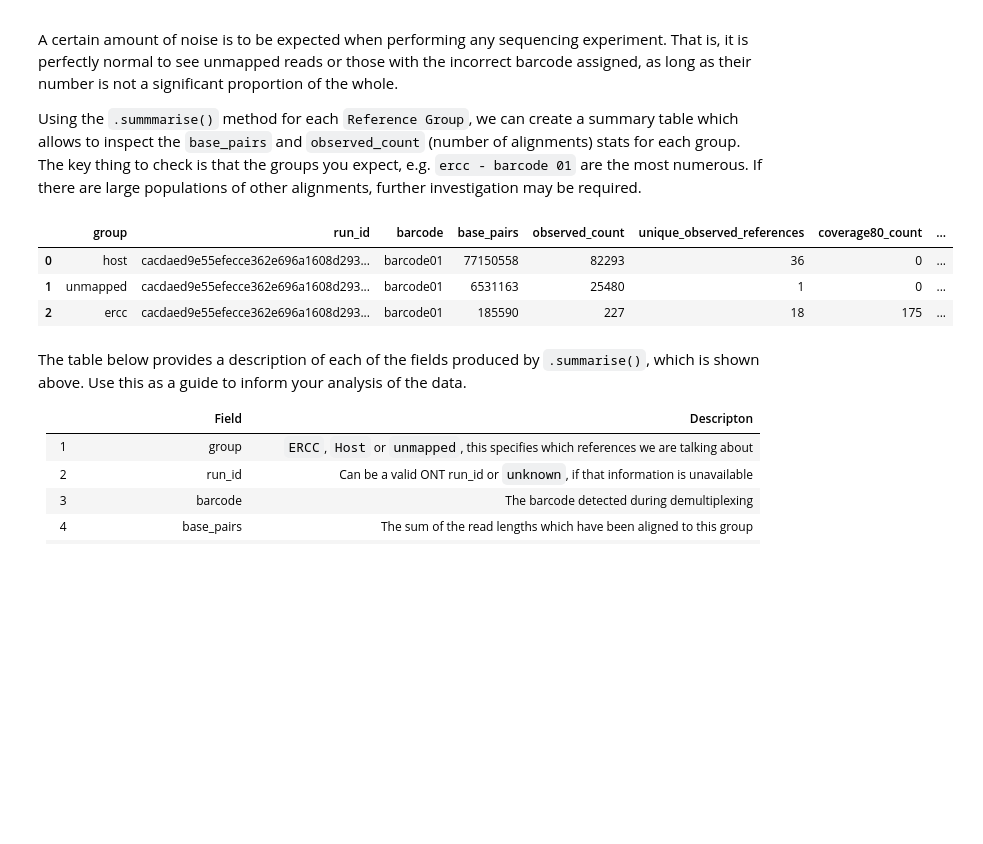
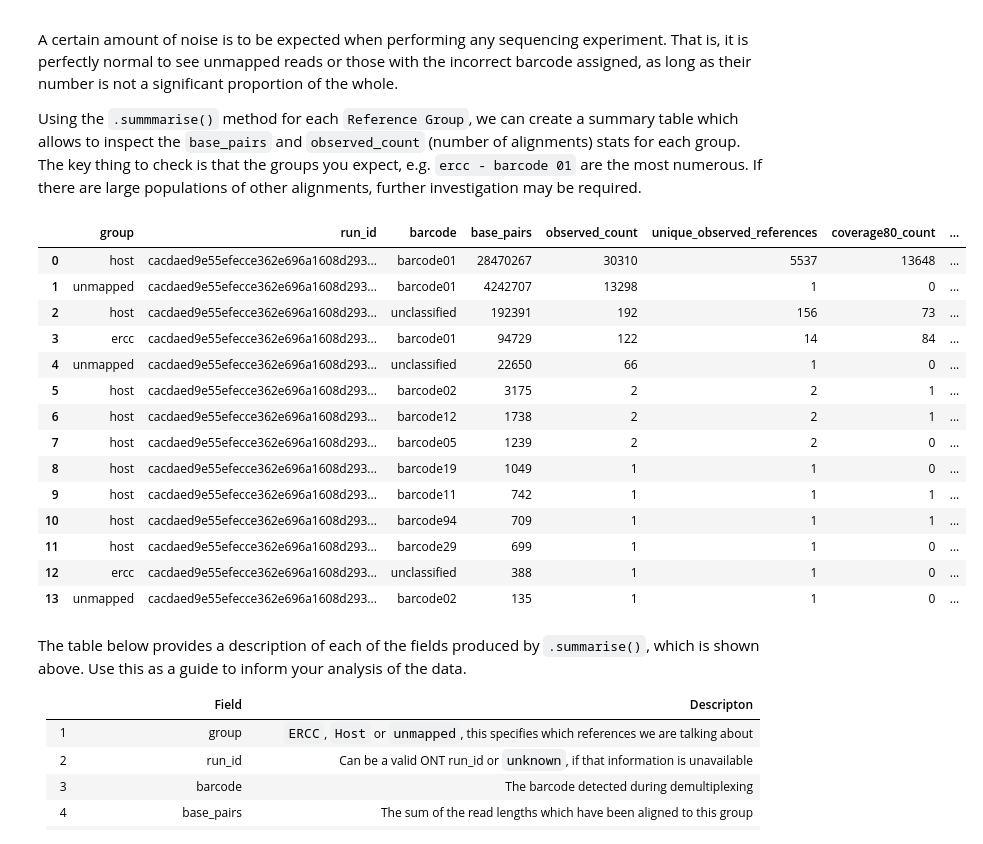
Before and after one commit to epi2me-labs/testbooks, a Jupyter notebook: tutorials/ERCC_Workflow.ipynb, the cells around one changed output. Cells and saved outputs as stored; diff of their text form; code cells hidden in the pictures; blank space fills up the shorter version.

Commit message:
Update ERCC workflow draft to fix memory issues and much more

```diff
--- a/tutorials/ERCC_Workflow.ipynb
+++ b/tutorials/ERCC_Workflow.ipynb
@@ -1135,15 +1197,26 @@ Using the `.summmarise()` method for each `Reference Group`, we can create a sum
 # %%
 display(
     pd.DataFrame([refgrp.summarise() for refgrp in results])
     .sort_values(['observed_count', 'base_pairs'], ascending=False)
     .reset_index(drop=True)
-    .round({"coverage80_percent": 2, "spearmans_rho": 2, "spearmans_rho_pvalue": 2})
+    .round({"coverage80_percent": 2, "spearmans_rho": 2, "spearmans_rho_pvalue": 2, "pearson": 2, "pearson_pvalue": 2})
 )
 # %% [output]
 |  | group | run_id | barcode | base_pairs | observed_count | unique_observed_references | coverage80_count | ... |
-| 0 | host | cacdaed9e55efecce362e696a1608d293... | barcode01 | 77150558 | 82293 | 36 | 0 | ... |
-| 1 | unmapped | cacdaed9e55efecce362e696a1608d293... | barcode01 | 6531163 | 25480 | 1 | 0 | ... |
-| 2 | ercc | cacdaed9e55efecce362e696a1608d293... | barcode01 | 185590 | 227 | 18 | 175 | ... |
+| 0 | host | cacdaed9e55efecce362e696a1608d293... | barcode01 | 28470267 | 30310 | 5537 | 13648 | ... |
+| 1 | unmapped | cacdaed9e55efecce362e696a1608d293... | barcode01 | 4242707 | 13298 | 1 | 0 | ... |
+| 2 | host | cacdaed9e55efecce362e696a1608d293... | unclassified | 192391 | 192 | 156 | 73 | ... |
+| 3 | ercc | cacdaed9e55efecce362e696a1608d293... | barcode01 | 94729 | 122 | 14 | 84 | ... |
+| 4 | unmapped | cacdaed9e55efecce362e696a1608d293... | unclassified | 22650 | 66 | 1 | 0 | ... |
+| 5 | host | cacdaed9e55efecce362e696a1608d293... | barcode02 | 3175 | 2 | 2 | 1 | ... |
+| 6 | host | cacdaed9e55efecce362e696a1608d293... | barcode12 | 1738 | 2 | 2 | 1 | ... |
+| 7 | host | cacdaed9e55efecce362e696a1608d293... | barcode05 | 1239 | 2 | 2 | 0 | ... |
+| 8 | host | cacdaed9e55efecce362e696a1608d293... | barcode19 | 1049 | 1 | 1 | 0 | ... |
+| 9 | host | cacdaed9e55efecce362e696a1608d293... | barcode11 | 742 | 1 | 1 | 1 | ... |
+| 10 | host | cacdaed9e55efecce362e696a1608d293... | barcode94 | 709 | 1 | 1 | 1 | ... |
+| 11 | host | cacdaed9e55efecce362e696a1608d293... | barcode29 | 699 | 1 | 1 | 0 | ... |
+| 12 | ercc | cacdaed9e55efecce362e696a1608d293... | unclassified | 388 | 1 | 1 | 0 | ... |
+| 13 | unmapped | cacdaed9e55efecce362e696a1608d293... | barcode02 | 135 | 1 | 1 | 0 | ... |
 # %% [markdown]
 The table below provides a description of each of the fields produced by `.summarise()`, which is shown above. Use this as a guide to inform your analysis of the data.
 
```
Also changed, not shown: parts of 20 cells of this notebook.
